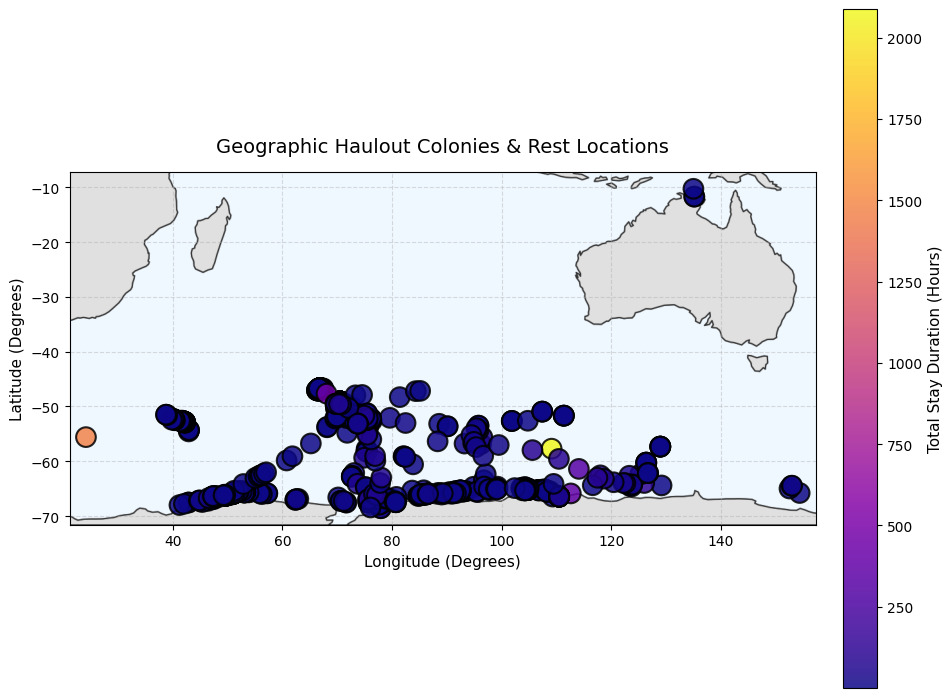
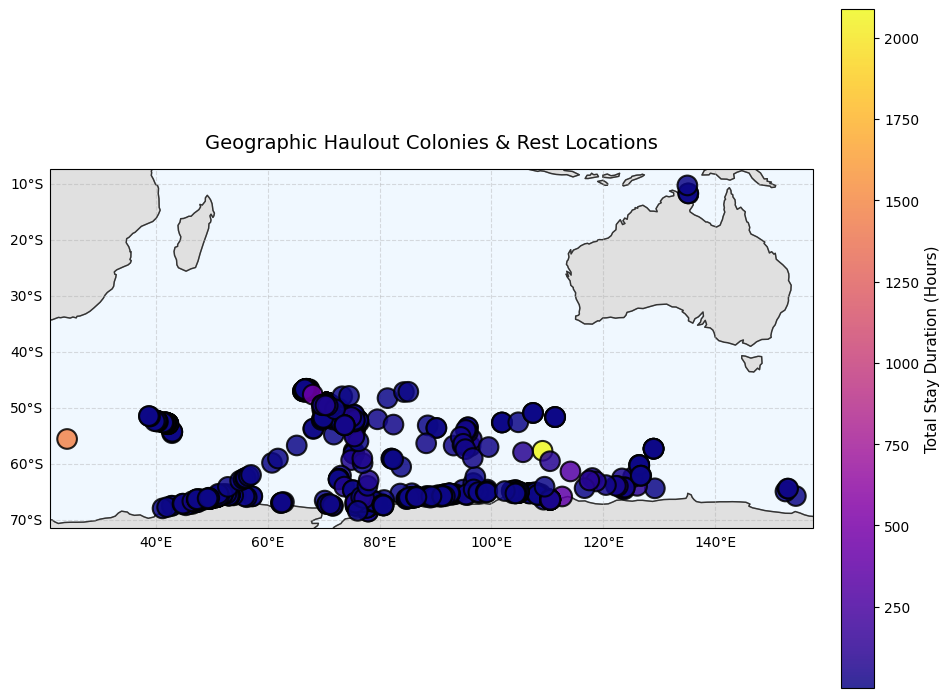
The change to this notebook cell's code, shown as a diff; its figure went from the first image to the second:
--- before
+++ after
@@ -1,9 +1,9 @@
-import os
 import matplotlib.pyplot as plt
-import numpy as np
 import pandas as pd
+import cartopy.crs as ccrs
+import cartopy.feature as cfeature
 
 # =========================================================================
-# 1. DATA PREPARATION & SAFETY CALCULATIONS
+# 1. DATA PREPARATION
 # =========================================================================
 # Ensure datetimes are properly parsed
@@ -17,5 +17,5 @@
 map_df["duration_hours"] = (map_df["e_date"] - map_df["s_date"]).dt.total_seconds() / 3600
 
-# Set up map boundaries based on where your haulout sites are clustered
+# Set up map boundaries
 pad = 3.0
 lon_min, lon_max = map_df["lon"].min() - pad, map_df["lon"].max() + pad
@@ -23,36 +23,19 @@
 
 # =========================================================================
-# 2. GENERATE LAND CONTOUR BACKGROUND (Fast Dynamic Basemap)
+# 2. INTEGRATED MAPPING
 # =========================================================================
-# We temporarily use a background figure to generate standard land shapes 
-# so your main plotting code remains lightning fast.
-import cartopy.crs as ccrs
-import cartopy.feature as cfeature
+# Create the figure with the required Cartopy projection
+fig = plt.figure(figsize=(10, 10))
+ax = plt.axes(projection=ccrs.PlateCarree())
 
-bg_fig = plt.figure(figsize=(10, 10))
-bg_ax = plt.axes(projection=ccrs.PlateCarree())
-bg_ax.add_feature(cfeature.LAND, facecolor="#e0e0e0", edgecolor="#999999", zorder=1)
-bg_ax.add_feature(cfeature.OCEAN, facecolor="#f0f8ff", zorder=0)
-bg_ax.add_feature(cfeature.COASTLINE, linewidth=1.0, edgecolor="#333333", zorder=2)
-bg_ax.set_extent([lon_min, lon_max, lat_min, lat_max], crs=ccrs.PlateCarree())
-
-bg_filename = "temp_haulout_basemap.png"
-bg_fig.savefig(bg_filename, bbox_inches="tight", pad_inches=0, dpi=150)
-plt.close(bg_fig)
-
-# Read the generated land matrix back into vanilla memory
-bg_img = plt.imread(bg_filename)
-if os.path.exists(bg_filename):
-    os.remove(bg_filename)
-
-# =========================================================================
-# 3. STATIC PLOT WITH LAND OVERLAY
-# =========================================================================
-fig, ax = plt.subplots(figsize=(10, 10))
-
-# Stamp the land contour image directly onto the vanilla axes
-ax.imshow(bg_img, extent=[lon_min, lon_max, lat_min, lat_max], origin="upper", zorder=0)
+# Add map features directly to the axes
+ax.add_feature(cfeature.LAND, facecolor="#e0e0e0", edgecolor="#999999", zorder=1)
+ax.add_feature(cfeature.OCEAN, facecolor="#f0f8ff", zorder=0)
+ax.add_feature(cfeature.COASTLINE, linewidth=1.0, edgecolor="#333333", zorder=2)
+ax.set_extent([lon_min, lon_max, lat_min, lat_max], crs=ccrs.PlateCarree())
 
 # Scatter plot the haulout colonies
+# Note: We must explicitly state transform=ccrs.PlateCarree() so Cartopy
+# knows how to handle the lon/lat data points.
 sc = ax.scatter(
     map_df["lon"],
@@ -60,19 +43,18 @@
     c=map_df["duration_hours"],
     cmap="plasma",
-    s=200,                  # Large marker size so colonies stand out clearly
+    s=200,
     edgecolor="black",
     linewidth=1.5,
     alpha=0.85,
-    zorder=3                # Forces points to sit on top of land/ocean lines
+    zorder=3,
+    transform=ccrs.PlateCarree() 
 )
 
-# Set gridlines and label dimensions explicitly
-ax.set_xlim(lon_min, lon_max)
-ax.set_ylim(lat_min, lat_max)
-ax.grid(True, linestyle="--", alpha=0.4, color="#aaaaaa", zorder=1)
+# Set gridlines and labels
+gl = ax.gridlines(draw_labels=True, linestyle="--", alpha=0.4, color="#aaaaaa", zorder=1)
+gl.top_labels = False
+gl.right_labels = False
 
 ax.set_title("Geographic Haulout Colonies & Rest Locations", fontsize=14, pad=15)
-ax.set_xlabel("Longitude (Degrees)", fontsize=11)
-ax.set_ylabel("Latitude (Degrees)", fontsize=11)
 
 # Add colorbar indicator

Commit: Fix: update Notebooks